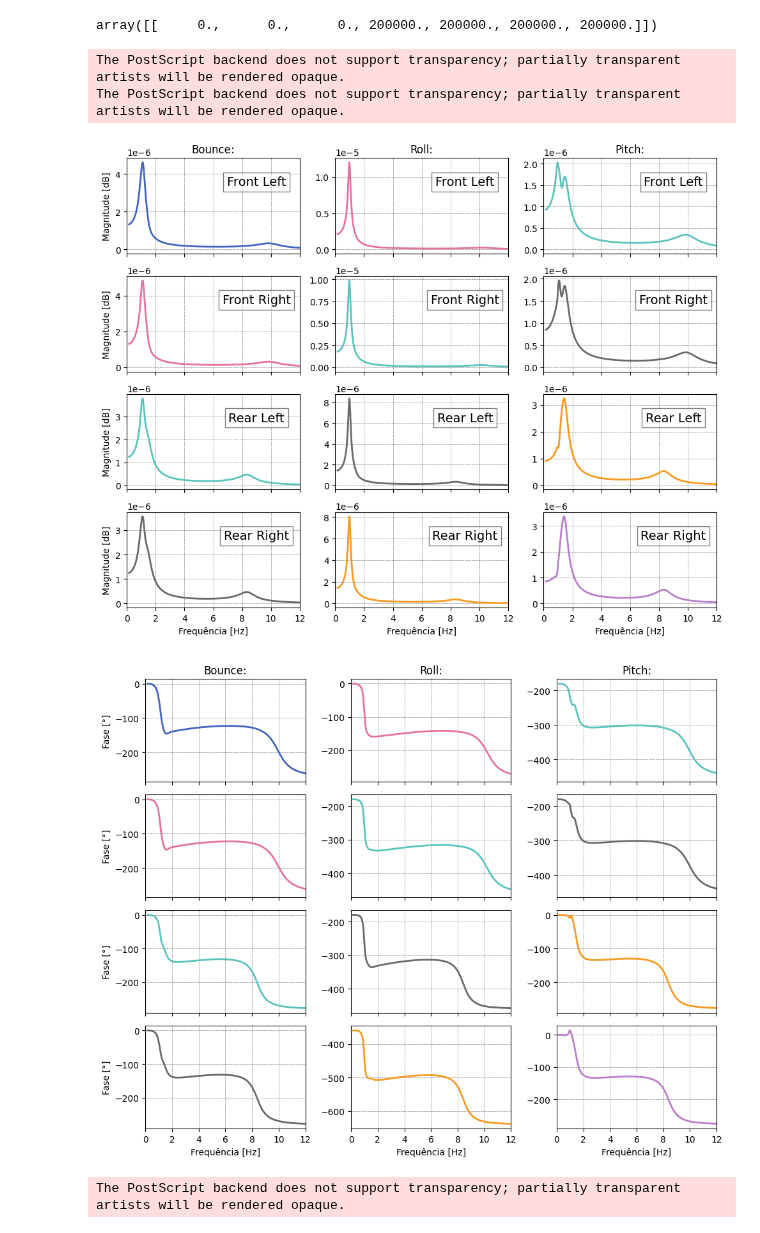
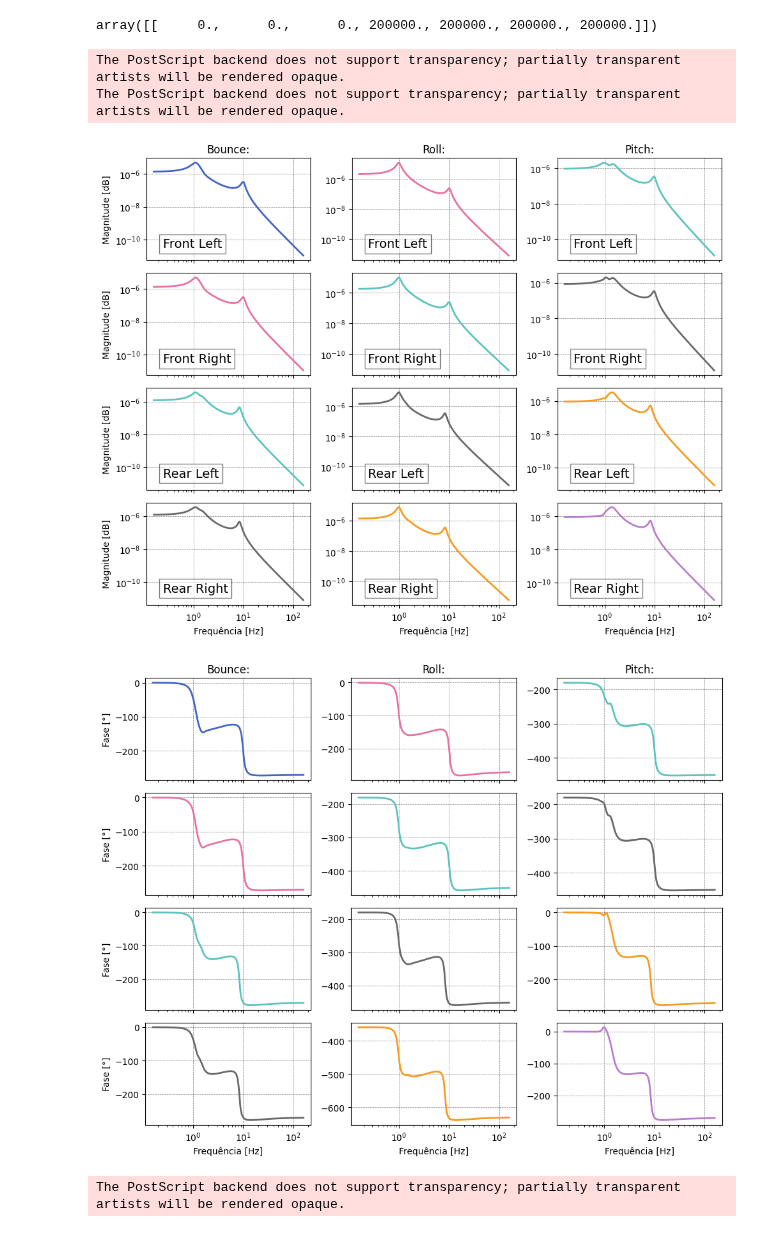
Before and after one commit to ErickNMA/vibrations, a Jupyter notebook: full_car/sim.ipynb, the cells around one changed output. Saved outputs shown, nothing was run; the diff lists cells and outputs as text; code cells hidden in the pictures.

```diff
--- a/full_car/sim.ipynb
+++ b/full_car/sim.ipynb
@@ -150,40 +150,40 @@ for i in range(len(inputs)):
         output = outputs[j]
 
         G = tf[output,input]
 
         mag, phase, omega = ct.bode(G, plot=False, dB=True, Hz=False)
 
-        #axs_mag[i,j].loglog()
+        axs_mag[i,j].loglog()
         axs_mag[i,j].plot(omega/(2*np.pi), mag, linewidth=2, color=colors[i+j])
-        axs_mag[i,j].text(0.75, 0.75, labels[i], transform=axs_mag[i,j].transAxes, fontsize=14, verticalalignment='center', horizontalalignment='center', bbox=dict(facecolor='white', alpha=0.5))
+        axs_mag[i,j].text(0.1, 0.1, labels[i], transform=axs_mag[i,j].transAxes, fontsize=14, verticalalignment='bottom', bbox=dict(facecolor='white', alpha=0.5))
 
-        #axs_phase[i,j].semilogx()
+        axs_phase[i,j].semilogx()
         axs_phase[i,j].plot(omega/(2*np.pi), np.rad2deg(phase), linewidth=2, color=colors[i+j])
 
         if j == 0:
             axs_mag[i,j].set_ylabel(r'Magnitude [dB]')
             axs_phase[i,j].set_ylabel(r'Fase [°]')
 
         if i == 3:
             axs_mag[i,j].set_xlabel(r'Frequência [Hz]')
             axs_phase[i,j].set_xlabel(r'Frequência [Hz]')
-            axs_mag[i,j].set_xlim(0, 12)
-            axs_phase[i,j].set_xlim(0, 12)
+            #axs_mag[i,j].set_xlim(0, 12)
+            #axs_phase[i,j].set_xlim(0, 12)
 
 axs_mag[0, 0].set_title('Bounce:')
 axs_phase[0, 0].set_title('Bounce:')
 axs_mag[0, 1].set_title('Roll:')
 axs_phase[0, 1].set_title('Roll:')
 axs_mag[0, 2].set_title('Pitch:')
 axs_phase[0, 2].set_title('Pitch:')
 
 f1.savefig('curves/bode_mag.eps', dpi=600, transparent=True, bbox_inches='tight')
 f2.savefig('curves/bode_phase.eps', dpi=600, transparent=True, bbox_inches='tight')
 # %% [output]
 The PostScript backend does not support transparency; partially transparent artists will be rendered opaque.
 The PostScript backend does not support transparency; partially transparent artists will be rendered opaque.
-[figure, old version]
+[figure, new version]
-[figure, old version]
+[figure, new version]
 # %%
 sampling_period = 1e-2
 samples = 1000*6
```
Also changed, not shown: 4 other files.
